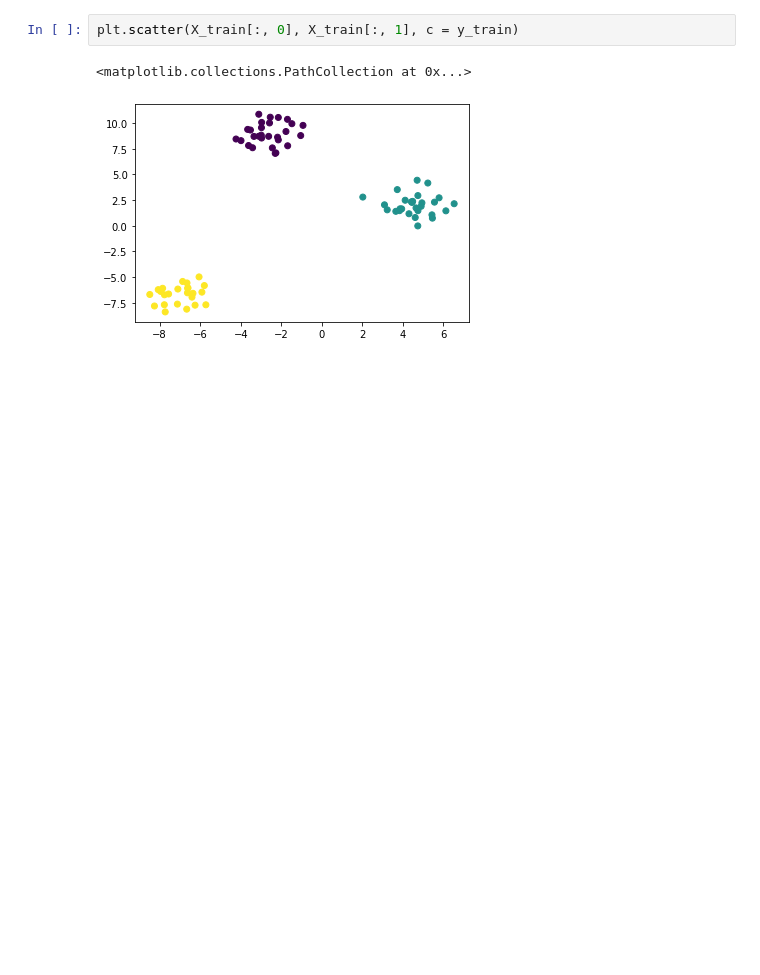
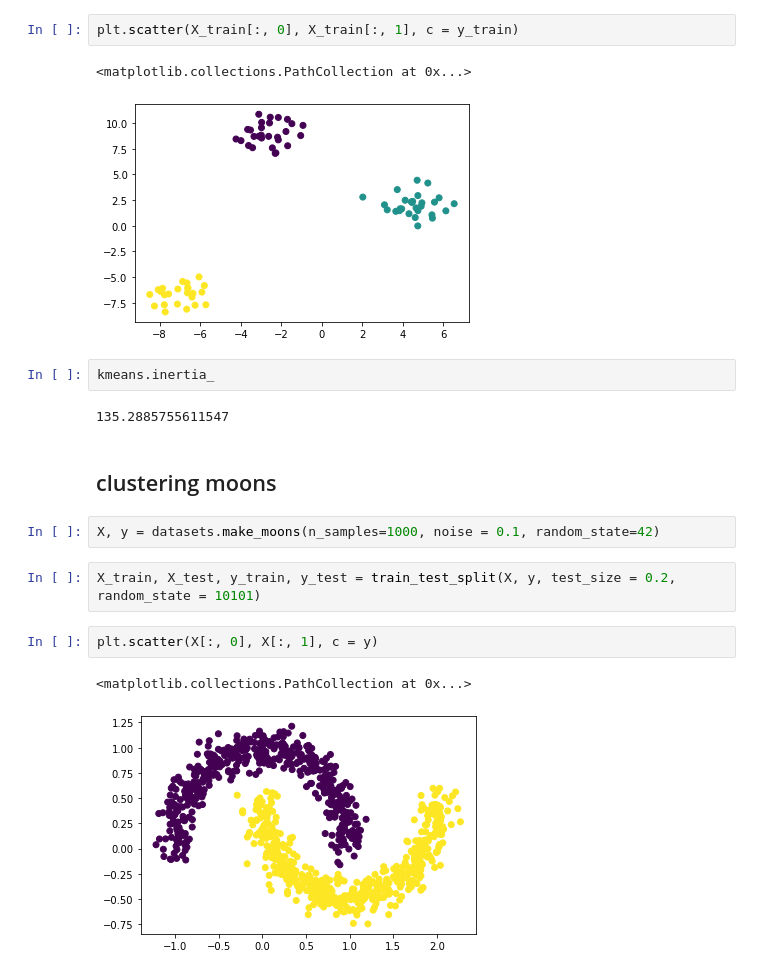
Before and after one commit to mark-andrews/pyml01, a Jupyter notebook: notebooks/kmeans.ipynb, the cells around one changed output. Saved outputs shown, nothing was run; the diff lists cells and outputs as text; blank space fills up the shorter version.

```diff
--- a/notebooks/kmeans.ipynb
+++ b/notebooks/kmeans.ipynb
@@ -56,3 +59,18 @@ plt.scatter(X_train[:, 0], X_train[:, 1], c = y_train)
 # %% [output]
 <matplotlib.collections.PathCollection at 0x...>
 [figure]
+# %%
+kmeans.inertia_
+# %% [output]
+135.2885755611547
+# %% [markdown]
+## clustering moons
+# %%
+X, y = datasets.make_moons(n_samples=1000, noise = 0.1, random_state=42)
+# %%
+X_train, X_test, y_train, y_test = train_test_split(X, y, test_size = 0.2, random_state = 10101)
+# %%
+plt.scatter(X[:, 0], X[:, 1], c = y)
+# %% [output]
+<matplotlib.collections.PathCollection at 0x...>
+[figure, added]
```
Also changed, not shown: parts of 33 cells of this notebook, 2 other files.
